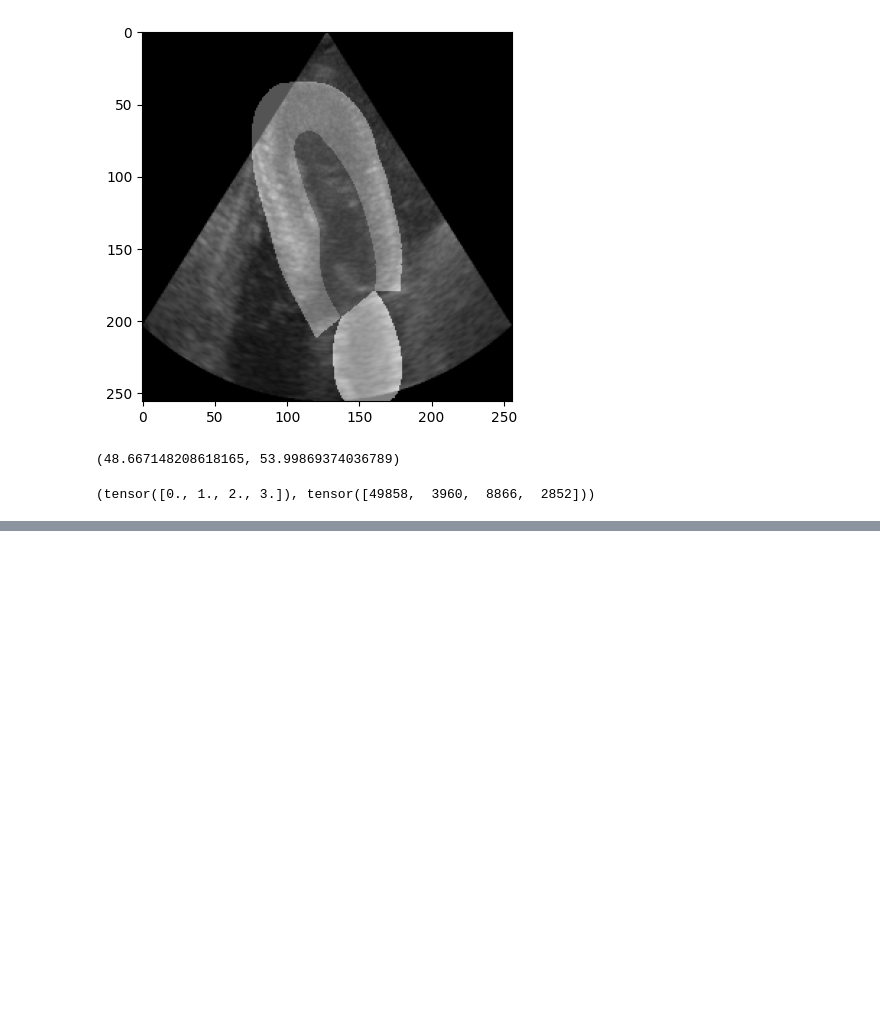
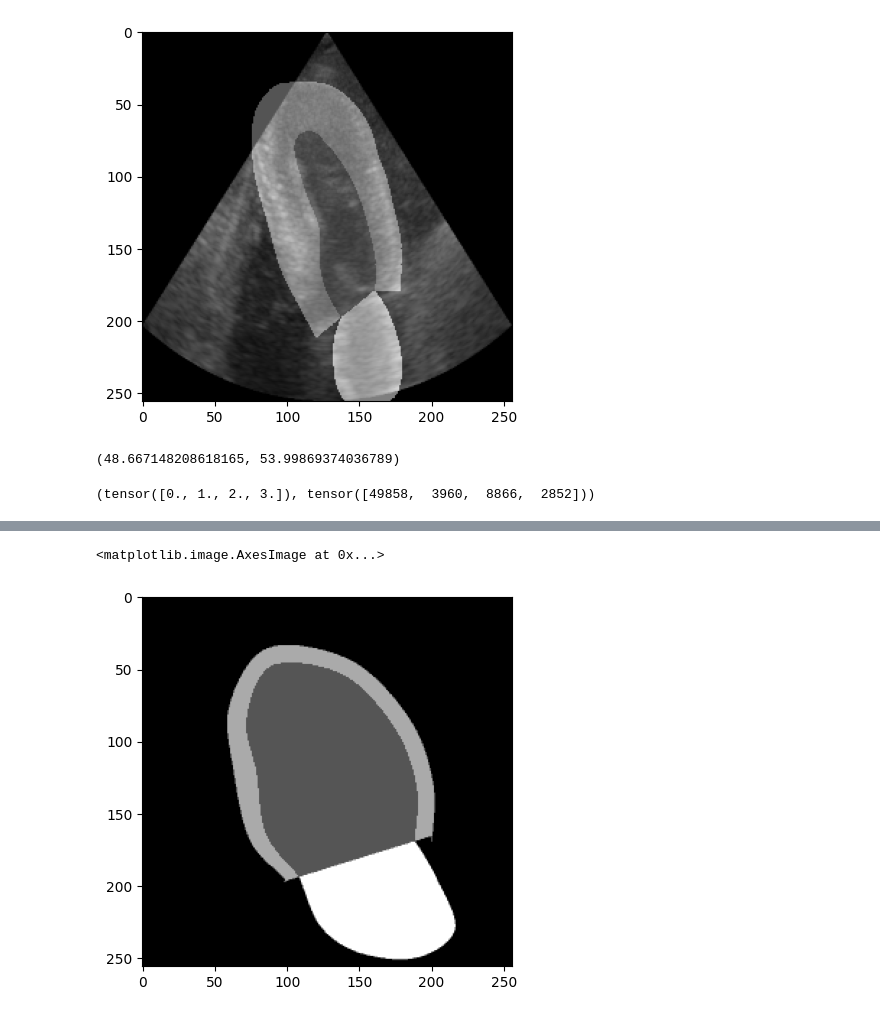
Before and after one commit to Anderzz/masters-thesis, a Jupyter notebook: unet1/data_loading/data_loader.ipynb, the cells around one changed output, grey strips where cells are left out. Cells and saved outputs as stored; diff of their text form; code cells hidden in the pictures; blank space fills up the shorter version.

```diff
--- a/unet1/data_loading/data_loader.ipynb
+++ b/unet1/data_loading/data_loader.ipynb
@@ -210,0 +303,5 @@ torch.Size([3250])
+# %%
+plt.imshow(Y, cmap="gray")
+# %% [output]
+<matplotlib.image.AxesImage at 0x...>
+[figure, added]
```
Also changed, not shown: parts of 11 cells of this notebook, 9 other files.
